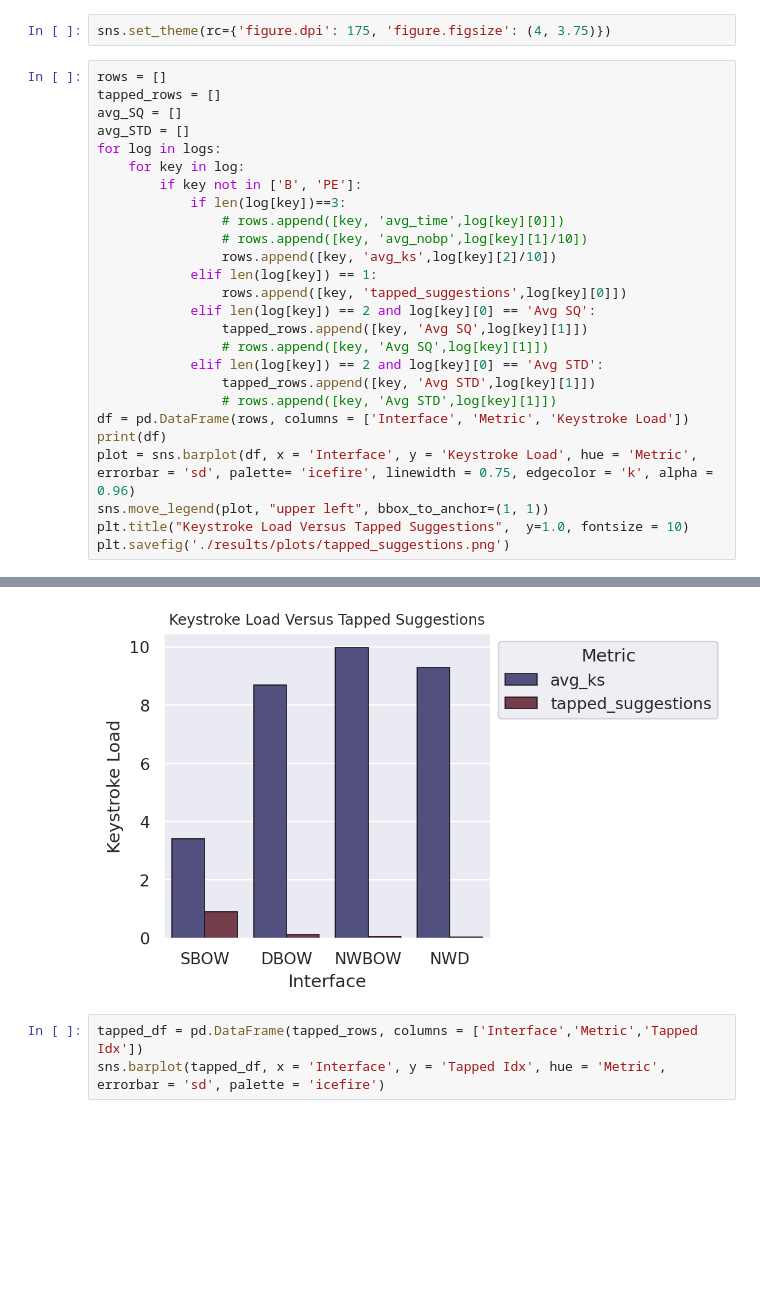
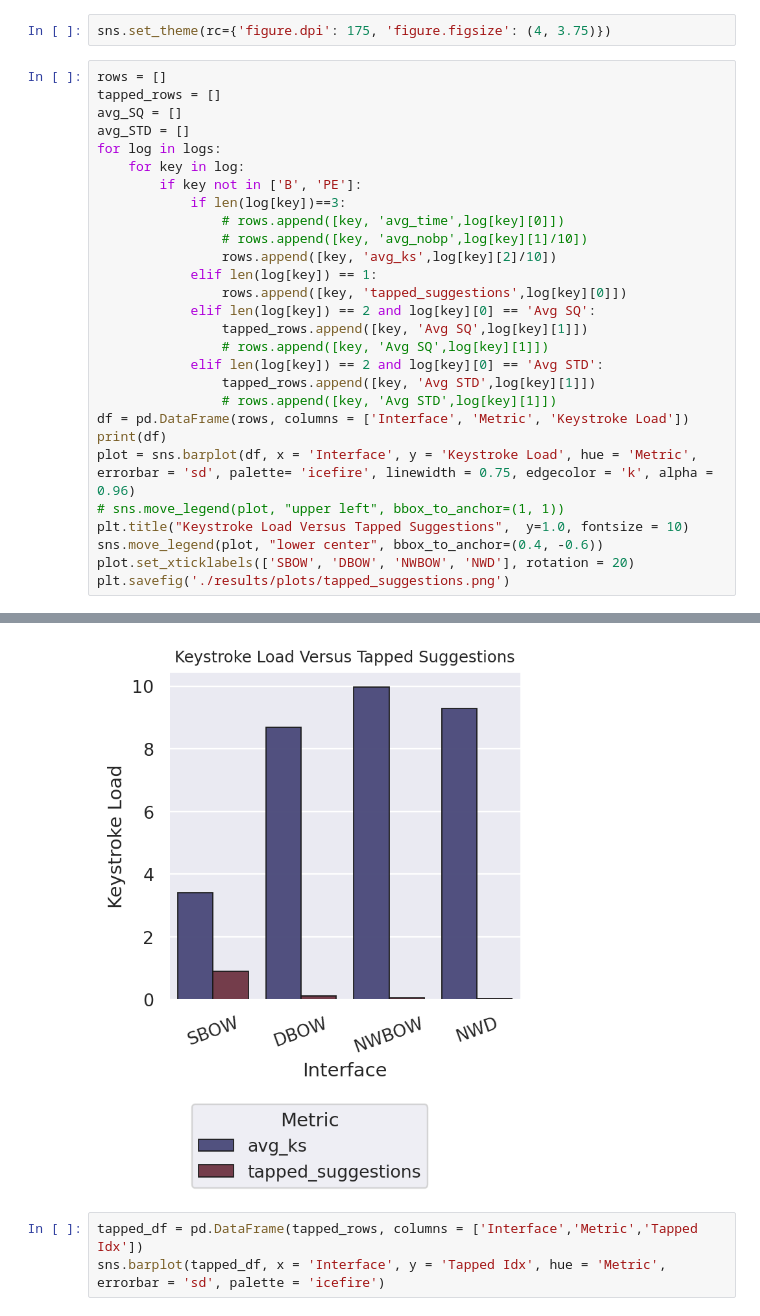
Before and after one commit to microsoft/INMT-lite, a Jupyter notebook: user-study/scripts/visualize.ipynb, the cells around one changed output, grey strips where cells are left out. Saved outputs shown, nothing was run; the diff lists cells and outputs as text; blank space fills up the shorter version.

```diff
--- a/user-study/scripts/visualize.ipynb
+++ b/user-study/scripts/visualize.ipynb
@@ -22,35 +22,37 @@ avg_STD = []
 for log in logs:
     for key in log:
         if key not in ['B', 'PE']:
             if len(log[key])==3:
                 # rows.append([key, 'avg_time',log[key][0]])
                 # rows.append([key, 'avg_nobp',log[key][1]/10])
                 rows.append([key, 'avg_ks',log[key][2]/10])
             elif len(log[key]) == 1:
                 rows.append([key, 'tapped_suggestions',log[key][0]])
             elif len(log[key]) == 2 and log[key][0] == 'Avg SQ':
                 tapped_rows.append([key, 'Avg SQ',log[key][1]])
                 # rows.append([key, 'Avg SQ',log[key][1]])
             elif len(log[key]) == 2 and log[key][0] == 'Avg STD':
                 tapped_rows.append([key, 'Avg STD',log[key][1]])
                 # rows.append([key, 'Avg STD',log[key][1]])
 df = pd.DataFrame(rows, columns = ['Interface', 'Metric', 'Keystroke Load'])
 print(df)
 plot = sns.barplot(df, x = 'Interface', y = 'Keystroke Load', hue = 'Metric', errorbar = 'sd', palette= 'icefire', linewidth = 0.75, edgecolor = 'k', alpha = 0.96)
-sns.move_legend(plot, "upper left", bbox_to_anchor=(1, 1))
+# sns.move_legend(plot, "upper left", bbox_to_anchor=(1, 1))
 plt.title("Keystroke Load Versus Tapped Suggestions",  y=1.0, fontsize = 10)
+sns.move_legend(plot, "lower center", bbox_to_anchor=(0.4, -0.6))
+plot.set_xticklabels(['SBOW', 'DBOW', 'NWBOW', 'NWD'], rotation = 20)
 plt.savefig('./results/plots/tapped_suggestions.png')
 # %% [output]
   Interface              Metric  Keystroke Load
 0      SBOW              avg_ks        3.399074
 1      DBOW              avg_ks        8.698145
 2     NWBOW              avg_ks        9.962346
 3       NWD              avg_ks        9.281373
 4      SBOW  tapped_suggestions        0.908408
 5      DBOW  tapped_suggestions        0.111677
 6     NWBOW  tapped_suggestions        0.057947
 7       NWD  tapped_suggestions        0.043210
-[figure, old version]
+[figure, new version]
 # %%
 tapped_df = pd.DataFrame(tapped_rows, columns = ['Interface','Metric','Tapped Idx'])
 sns.barplot(tapped_df, x = 'Interface', y = 'Tapped Idx', hue = 'Metric', errorbar = 'sd', palette = 'icefire')
```
Also changed, not shown: parts of 4 cells of this notebook, 4 other files.
